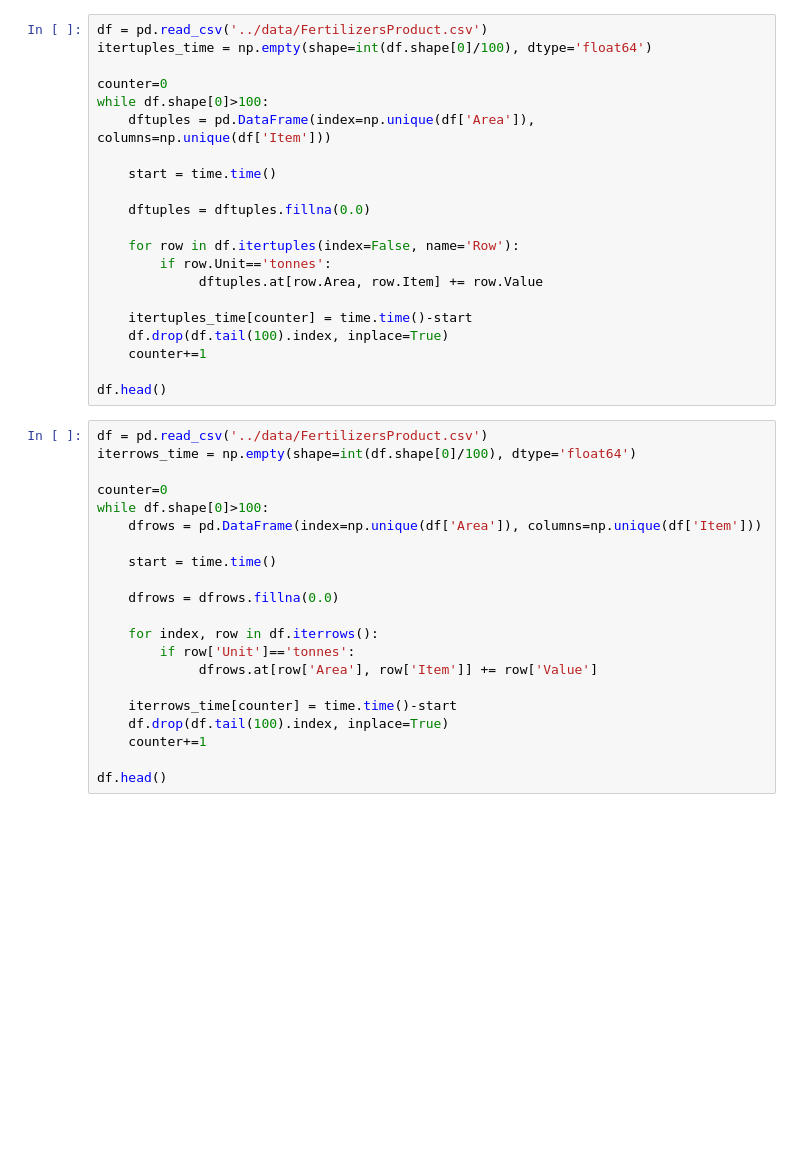
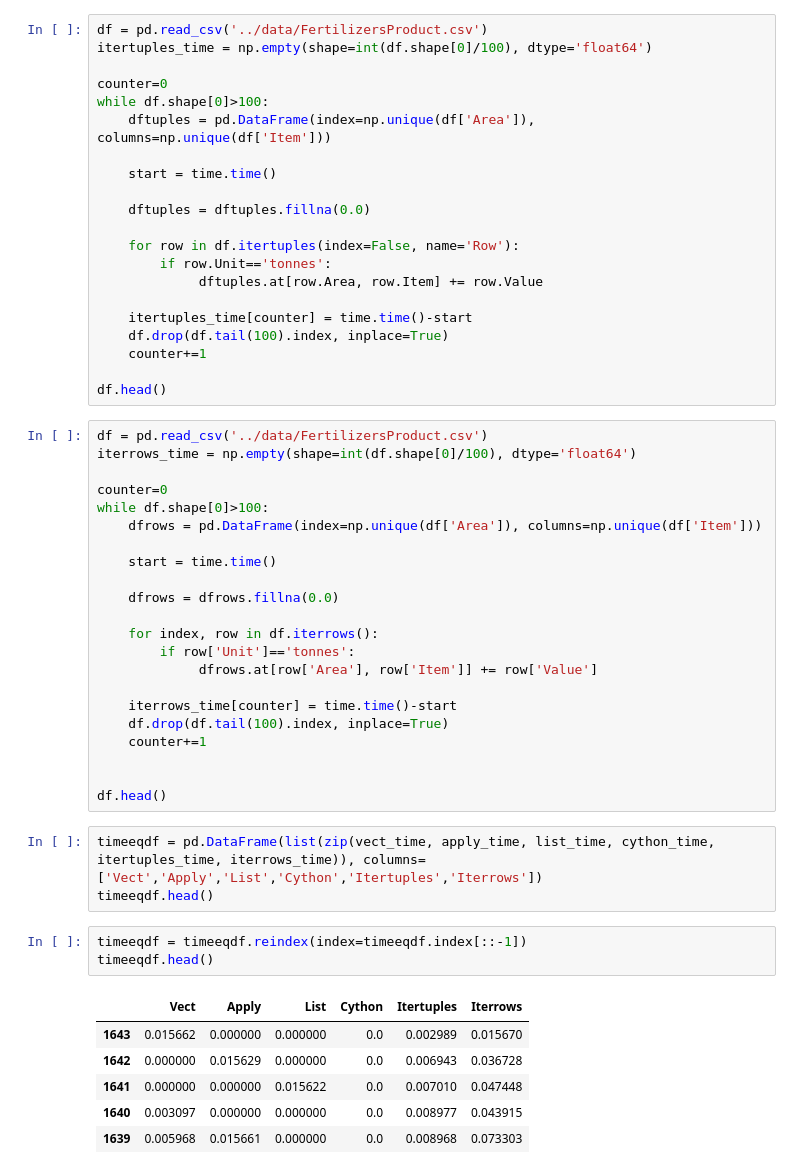
Before and after one commit to JSemelhago/DFManipulationComparison, a Jupyter notebook: src/DataframeManipulationTypes.ipynb, the cells around one changed output. Saved outputs shown, nothing was run; the diff lists cells and outputs as text; blank space fills up the shorter version.

```diff
--- a/src/DataframeManipulationTypes.ipynb
+++ b/src/DataframeManipulationTypes.ipynb
@@ -506,4 +513,18 @@ while df.shape[0]>100:
     df.drop(df.tail(100).index, inplace=True)
     counter+=1
 
+
 df.head()
+# %%
+timeeqdf = pd.DataFrame(list(zip(vect_time, apply_time, list_time, cython_time, itertuples_time, iterrows_time)), columns=['Vect','Apply','List','Cython','Itertuples','Iterrows'])
+timeeqdf.head()
+# %%
+timeeqdf = timeeqdf.reindex(index=timeeqdf.index[::-1])
+timeeqdf.head()
+# %% [output]
+|  | Vect | Apply | List | Cython | Itertuples | Iterrows |
+| 1643 | 0.015662 | 0.000000 | 0.000000 | 0.0 | 0.002989 | 0.015670 |
+| 1642 | 0.000000 | 0.015629 | 0.000000 | 0.0 | 0.006943 | 0.036728 |
+| 1641 | 0.000000 | 0.000000 | 0.015622 | 0.0 | 0.007010 | 0.047448 |
+| 1640 | 0.003097 | 0.000000 | 0.000000 | 0.0 | 0.008977 | 0.043915 |
+| 1639 | 0.005968 | 0.015661 | 0.000000 | 0.0 | 0.008968 | 0.073303 |
```
Also changed, not shown: parts of 2 cells of this notebook.
